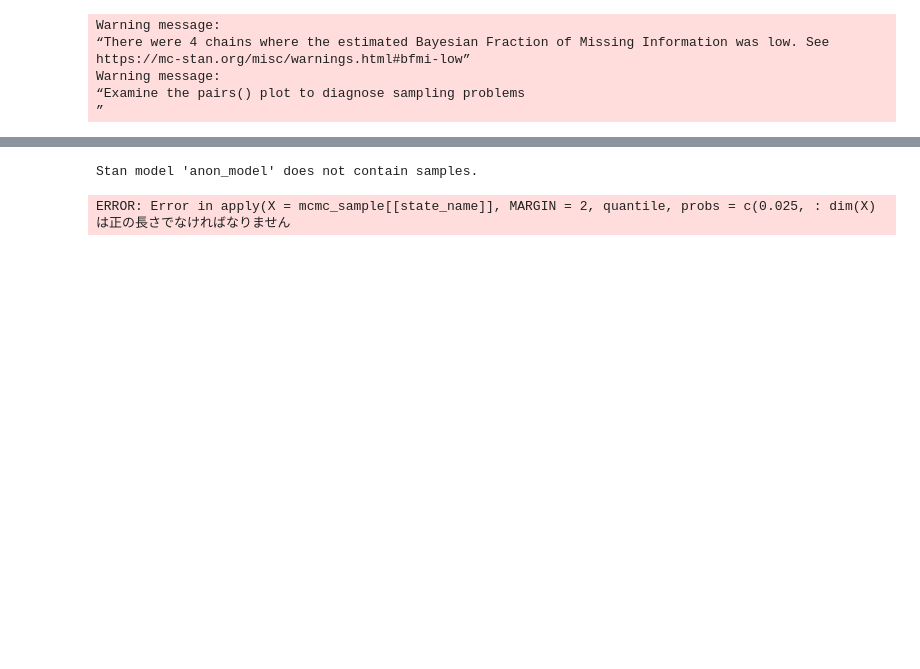
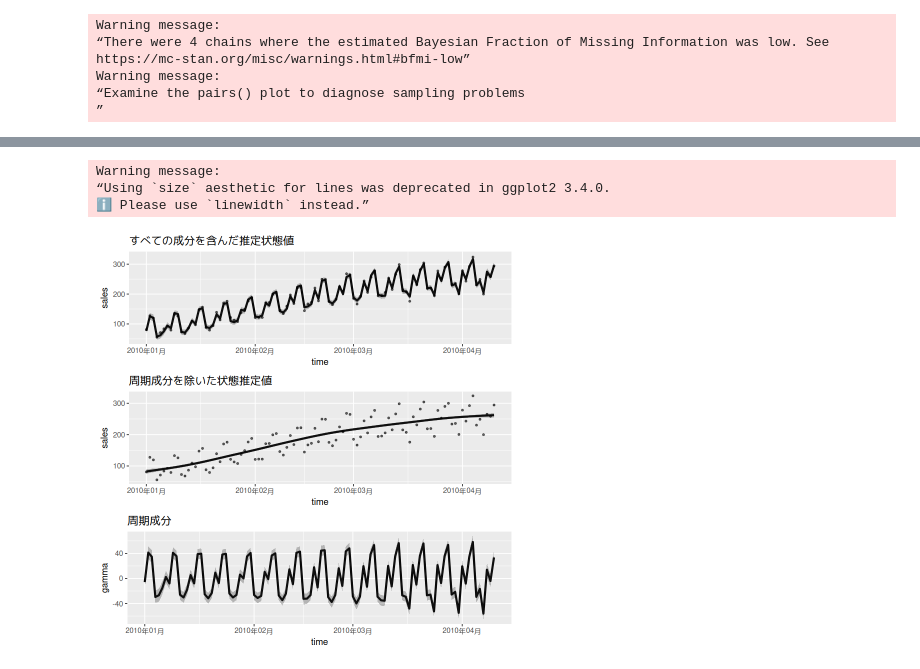
Before and after one commit to Avenging7651/r_satan_book, a Jupyter notebook: 5部/5-6-1.ipynb, the cells around one changed output, grey strips where cells are left out. Cells and saved outputs as stored; diff of their text form; code cells hidden in the pictures; blank space fills up the shorter version.

```diff
--- a/5部/5-6-1.ipynb
+++ b/5部/5-6-1.ipynb
@@ -60,33 +108,35 @@ ERROR: Error in check_pars(allpars, pars): no parameter s_b
 # %%
-mcmc_sample <- rstan::extract(basic_structual)
+mcmc_sample <- rstan::extract(basic_structural)
 
 p_all <- plotSSM(
   mcmc_sample = mcmc_sample,
   time_vec = sales_df_4$date,
   obs_vec = sales_df_4$sales,
   state_name = "alpha",
   graph_title = "すべての成分を含んだ推定状態値",
   y_label = "sales"
 )
 
 p_trend <- plotSSM(
   mcmc_sample = mcmc_sample,
   time_vec = sales_df_4$date,
   obs_vec = sales_df_4$sales,
   state_name = "mu",
   graph_title = "周期成分を除いた状態推定値",
   y_label = "sales"
 )
 
 p_cycle <- plotSSM(
   mcmc_sample = mcmc_sample,
   time_vec = sales_df_4$date,
   state_name = "gamma",
   graph_title = "周期成分",
   y_label = "gamma"
 )
 
 grid.arrange(p_all, p_trend, p_cycle)
 # %% [output]
-Stan model 'anon_model' does not contain samples.
+Warning message:
+“Using `size` aesthetic for lines was deprecated in ggplot2 3.4.0.
+ℹ Please use `linewidth` instead.”
-ERROR: Error in apply(X = mcmc_sample[[state_name]], MARGIN = 2, quantile, probs = c(0.025, : dim(X) は正の長さでなければなりません
+[figure, added]
```
Also changed, not shown: parts of 4 cells of this notebook, 1 other file.
